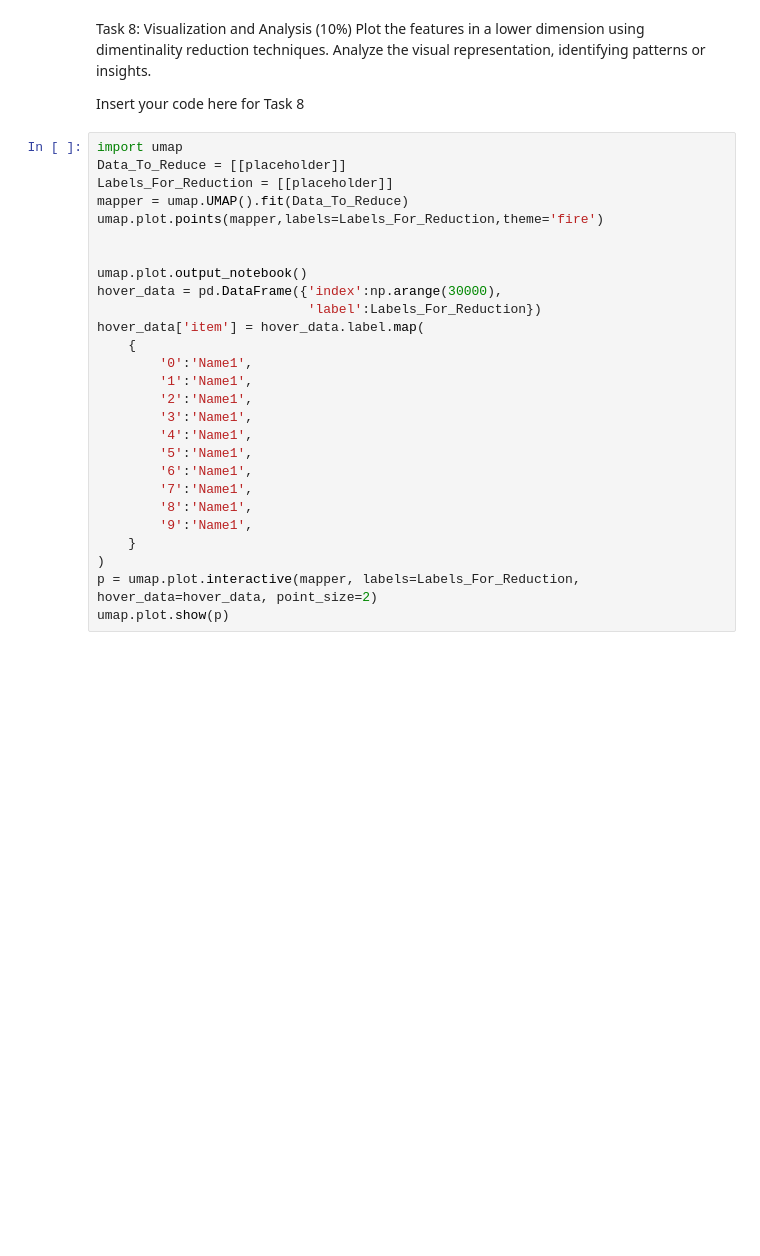
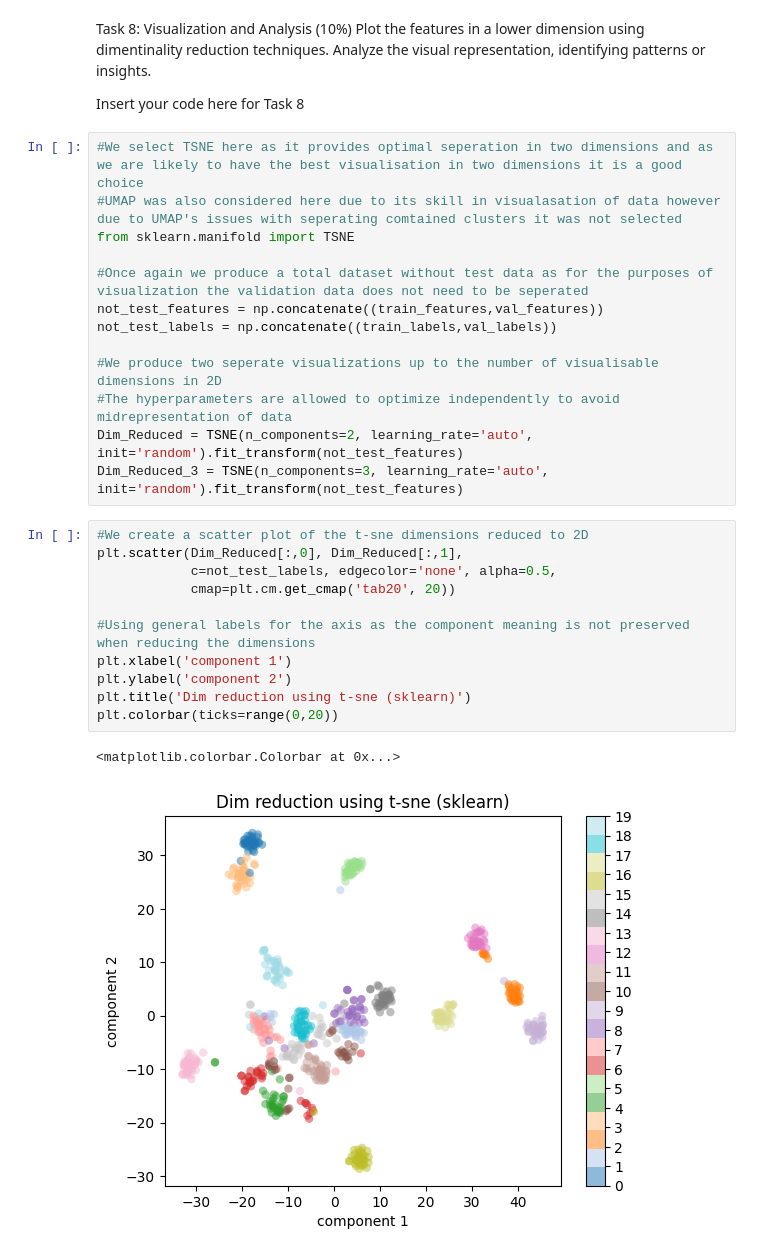
Before and after one commit to SeivenBell/Data_Science_and_Statistical_Learning_Projects, a Jupyter notebook: Assignment1.ipynb, the cells around one changed output. Cells and saved outputs as stored; diff of their text form; blank space fills up the shorter version.

```diff
--- a/Assignment1.ipynb
+++ b/Assignment1.ipynb
@@ -539,30 +615,30 @@ SyntaxError: invalid syntax (3008200728.py, line 21)
  Analyze the visual representation, identifying patterns or insights.
 
 Insert your code here for Task 8
-# %%
-import umap
-Data_To_Reduce = [[placeholder]]
-Labels_For_Reduction = [[placeholder]]
-mapper = umap.UMAP().fit(Data_To_Reduce)
-umap.plot.points(mapper,labels=Labels_For_Reduction,theme='fire')
-
-
-umap.plot.output_notebook()
-hover_data = pd.DataFrame({'index':np.arange(30000),
-                           'label':Labels_For_Reduction})
-hover_data['item'] = hover_data.label.map(
-    {
-        '0':'Name1',
-        '1':'Name1',
-        '2':'Name1',
-        '3':'Name1',
-        '4':'Name1',
-        '5':'Name1',
-        '6':'Name1',
-        '7':'Name1',
-        '8':'Name1',
-        '9':'Name1',
-    }
-)
-p = umap.plot.interactive(mapper, labels=Labels_For_Reduction, hover_data=hover_data, point_size=2)
-umap.plot.show(p)
+# %%
+#We select TSNE here as it provides optimal seperation in two dimensions and as we are likely to have the best visualisation in two dimensions it is a good choice
+#UMAP was also considered here due to its skill in visualasation of data however due to UMAP's issues with seperating comtained clusters it was not selected
+from sklearn.manifold import TSNE
+
+#Once again we produce a total dataset without test data as for the purposes of visualization the validation data does not need to be seperated
+not_test_features = np.concatenate((train_features,val_features))
+not_test_labels = np.concatenate((train_labels,val_labels))
+
+#We produce two seperate visualizations up to the number of visualisable dimensions in 2D
+#The hyperparameters are allowed to optimize independently to avoid midrepresentation of data
+Dim_Reduced = TSNE(n_components=2, learning_rate='auto', init='random').fit_transform(not_test_features)
+Dim_Reduced_3 = TSNE(n_components=3, learning_rate='auto', init='random').fit_transform(not_test_features)
+# %%
+#We create a scatter plot of the t-sne dimensions reduced to 2D
+plt.scatter(Dim_Reduced[:,0], Dim_Reduced[:,1],
+            c=not_test_labels, edgecolor='none', alpha=0.5,
+            cmap=plt.cm.get_cmap('tab20', 20))
+
+#Using general labels for the axis as the component meaning is not preserved when reducing the dimensions
+plt.xlabel('component 1')
+plt.ylabel('component 2')
+plt.title('Dim reduction using t-sne (sklearn)')
+plt.colorbar(ticks=range(0,20))
+# %% [output]
+<matplotlib.colorbar.Colorbar at 0x...>
+[figure, added]
```
Also changed, not shown: parts of 29 cells of this notebook.
